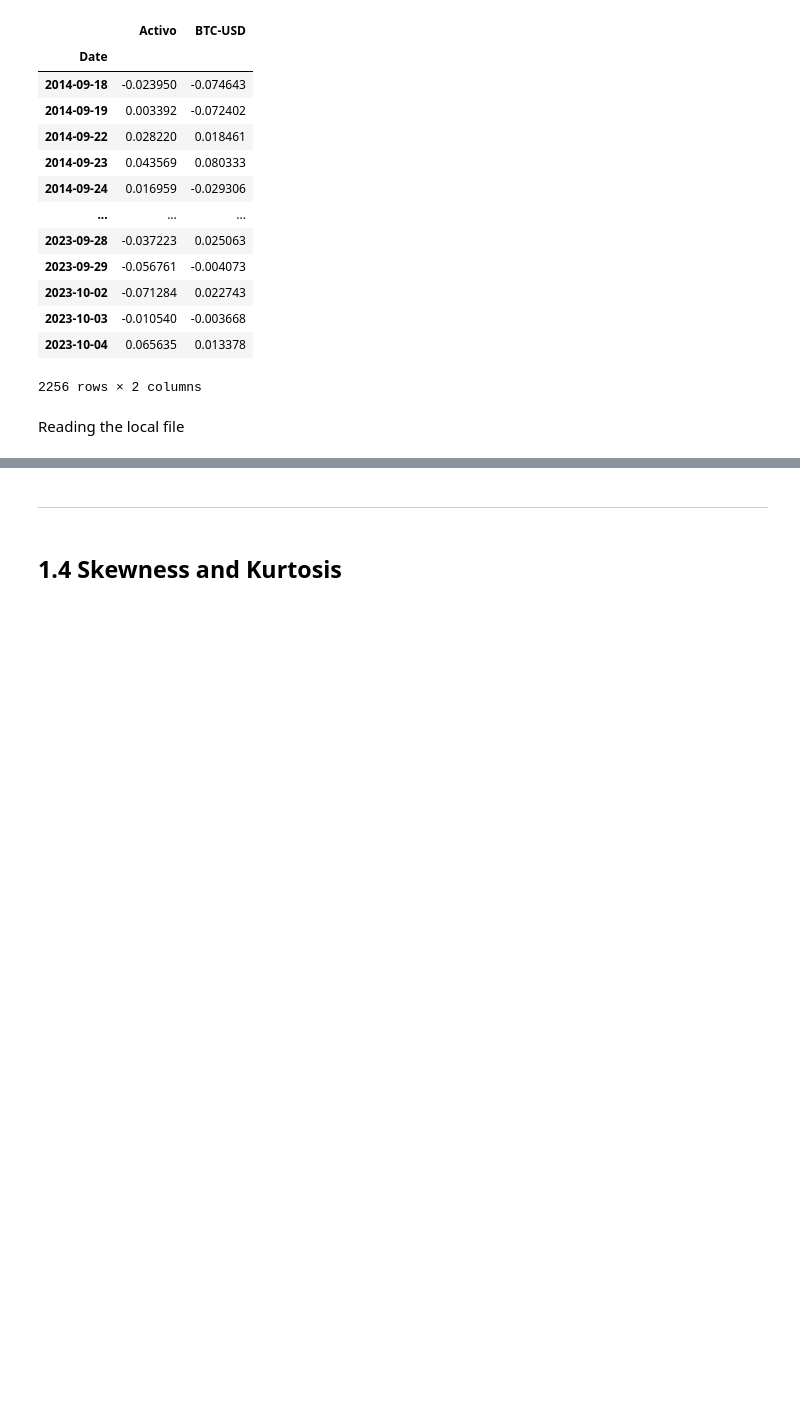
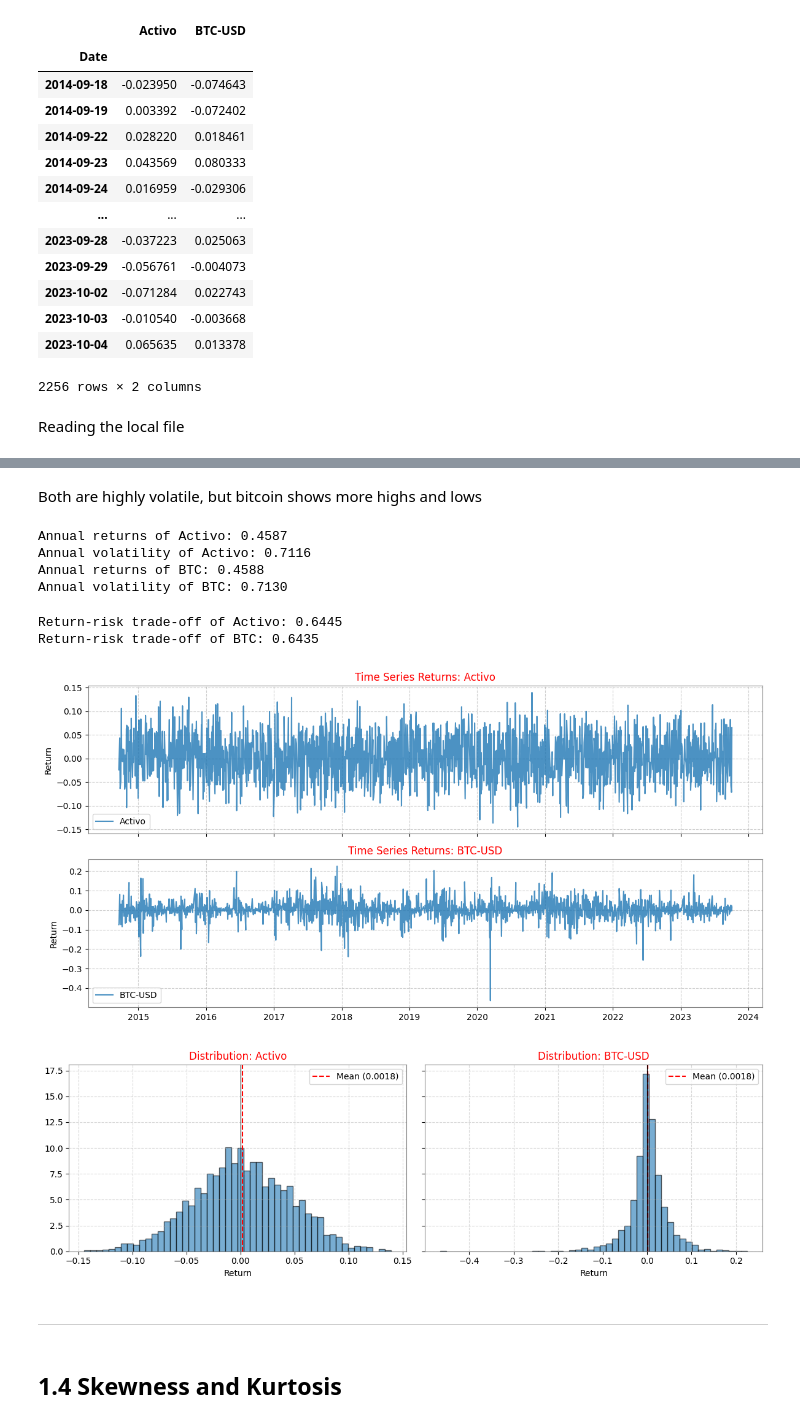
Before and after one commit to bynak06-cell/Finance-and-Technology, a Jupyter notebook: Tema_1_Activos_Intro/src/analisis-inicial-English.ipynb, the cells around one changed output, grey strips where cells are left out. Drawn from its saved outputs; the diff is of its cells as text; code cells hidden in the pictures; blank space fills up the shorter version.

```diff
--- a/Tema_1_Activos_Intro/src/analisis-inicial-English.ipynb
+++ b/Tema_1_Activos_Intro/src/analisis-inicial-English.ipynb
@@ -741,3 +783,72 @@ Reading the local file
+# %% [markdown]
+Both are highly volatile, but bitcoin shows more highs and lows
+# %%
+mean_activo = datos_activo["Activo"].mean() * 252
+std_activo = datos_activo["Activo"].std() * np.sqrt(252)
+
+mean_btc = datos_activo["BTC-USD"].mean() * 252
+std_btc = datos_activo["BTC-USD"].std() * np.sqrt(252)
+
+print(f"Annual returns of Activo: {mean_activo:.4f}")
+print(f"Annual volatility of Activo: {std_activo:.4f}")
+print(f"Annual returns of BTC: {mean_btc:.4f}")
+print(f"Annual volatility of BTC: {std_btc:.4f}")
+# %% [output]
+Annual returns of Activo: 0.4587
+Annual volatility of Activo: 0.7116
+Annual returns of BTC: 0.4588
+Annual volatility of BTC: 0.7130
+# %%
+# return / volatility return - to risk ratio
+
+rsk_return_act = mean_activo / std_activo
+rsk_return_btc = mean_btc / std_btc
+
+print(f"Return-risk trade-off of Activo: {rsk_return_act:.4f}")
+print(f"Return-risk trade-off of BTC: {rsk_return_btc:.4f}")
+
+# Activo is a best option
+# %% [output]
+Return-risk trade-off of Activo: 0.6445
+Return-risk trade-off of BTC: 0.6435
+# %%
+retornos = datos_activo.copy()
+# %%
+# 1. Time Series Plot
+fig, axes = plt.subplots(2, 1, figsize=(12, 6), sharex=True)
+
+for i, col in enumerate(retornos.columns):
+  axes[i].plot(retornos[col], label=col, alpha=0.8)
+  axes[i].set_title(f"Time Series Returns: {col}")
+  axes[i].set_ylabel("Return")
+  axes[i].grid(True, linestyle="--", alpha=0.6)
+  axes[i].legend()
+
+plt.tight_layout()
+plt.show()
+
+# 2. Histograms / Density to observe symmetry and tail behavior
+fig, axes = plt.subplots(1, 2, figsize=(12, 4), sharey=True)
+
+for i, col in enumerate(retornos.columns):
+  axes[i].hist(retornos[col], bins=50, density=True, alpha=0.6, edgecolor="k")
+  axes[i].axvline(
+      retornos[col].mean(),
+      color="red",
+      linestyle="--",
+      label=f'Mean ({retornos[col].mean():.4f})',
+  )
+  axes[i].axvline(0, color="black", linewidth=0.8)
+  axes[i].set_title(f"Distribution: {col}")
+  axes[i].set_xlabel("Return")
+  axes[i].grid(True, linestyle="--", alpha=0.5)
+  axes[i].legend()
+
+plt.tight_layout()
+plt.show()
+# %% [output]
+[figure, added]
+[figure, added]
 # %% [markdown]
 ---
 # %% [markdown]
```
Also changed, not shown: parts of 26 cells of this notebook.
